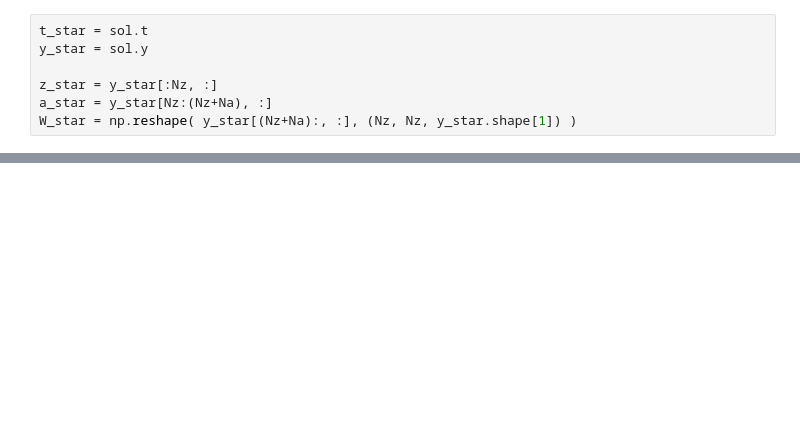
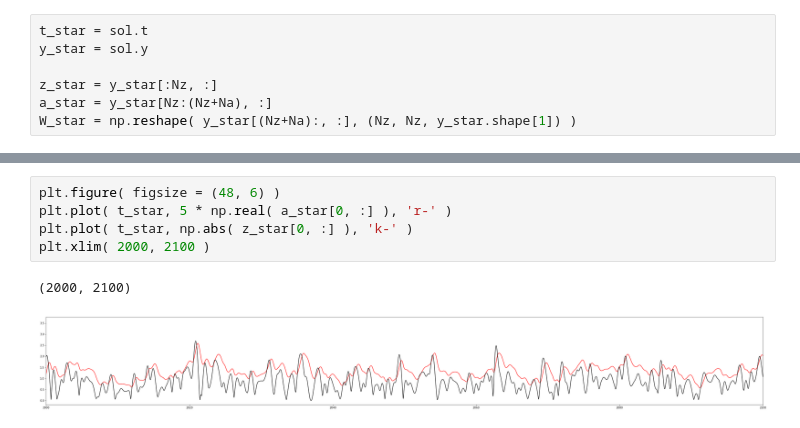
Before and after one commit to maxcollard/stahn, a Jupyter notebook: hopf-ast2.ipynb, the cells around one changed output, grey strips where cells are left out. Cells and saved outputs as stored; diff of their text form; blank space fills up the shorter version.

```diff
--- a/hopf-ast2.ipynb
+++ b/hopf-ast2.ipynb
@@ -120,3 +144,11 @@ plt.plot( np.real( a_star ).T )
+# %%
+plt.figure( figsize = (48, 6) )
+plt.plot( t_star, 5 * np.real( a_star[0, :] ), 'r-' )
+plt.plot( t_star, np.abs( z_star[0, :] ), 'k-' )
+plt.xlim( 2000, 2100 )
+# %% [output]
+(2000, 2100)
+[figure, added]
 # %%
 plt.figure( figsize = (48, 6) )
 plt.imshow( np.real( z_star ), aspect = 'auto',
```
Also changed, not shown: parts of 24 cells of this notebook, 2 other files.
